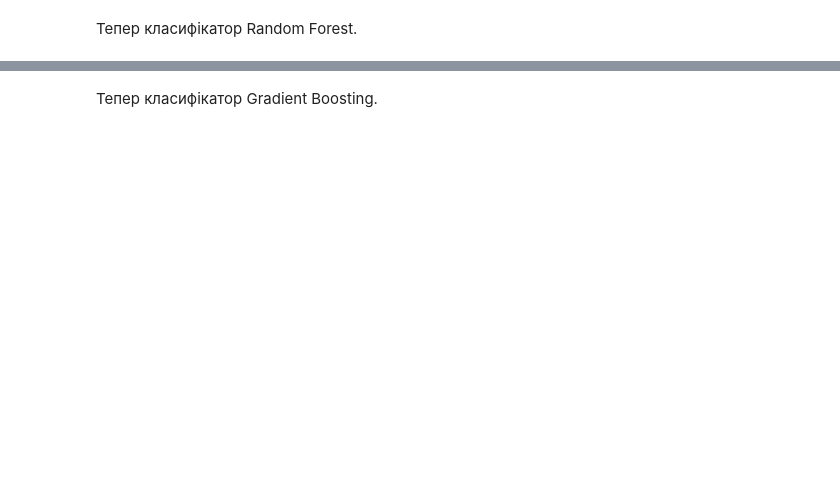
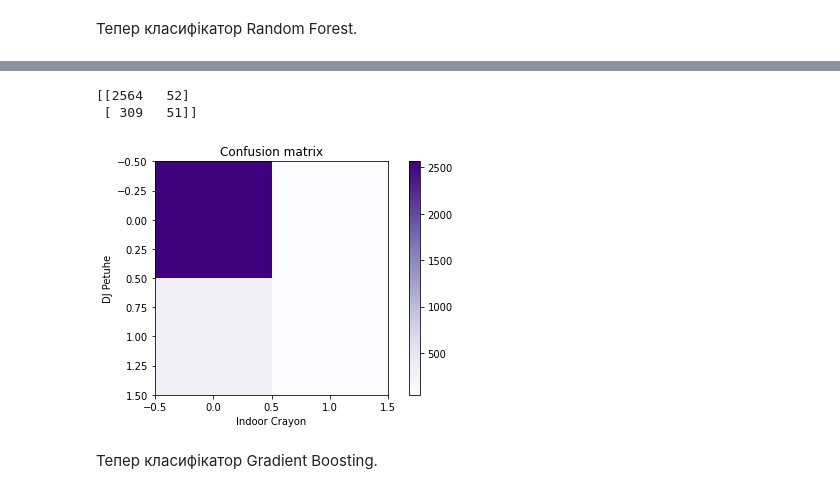
Before and after one commit to ErnestoFolting/courseWorkOlympicAnalysis, a Jupyter notebook: classification.ipynb, the cells around one changed output, grey strips where cells are left out. Cells and saved outputs as stored; diff of their text form; code cells hidden in the pictures; blank space fills up the shorter version.

```diff
--- a/classification.ipynb
+++ b/classification.ipynb
@@ -126,3 +258,14 @@ print("Check",count)
+# %%
+cm = confusion_matrix(testingY,arr)
+print(cm)
+
+plt.figure()
+plot_confusion_matrix(cm)
+plt.show()
+# %% [output]
+[[2564   52]
+ [ 309   51]]
+[figure, added]
 # %% [markdown]
 Тепер класифікатор Gradient Boosting.
 # %%
```
Also changed, not shown: parts of 9 cells of this notebook.
